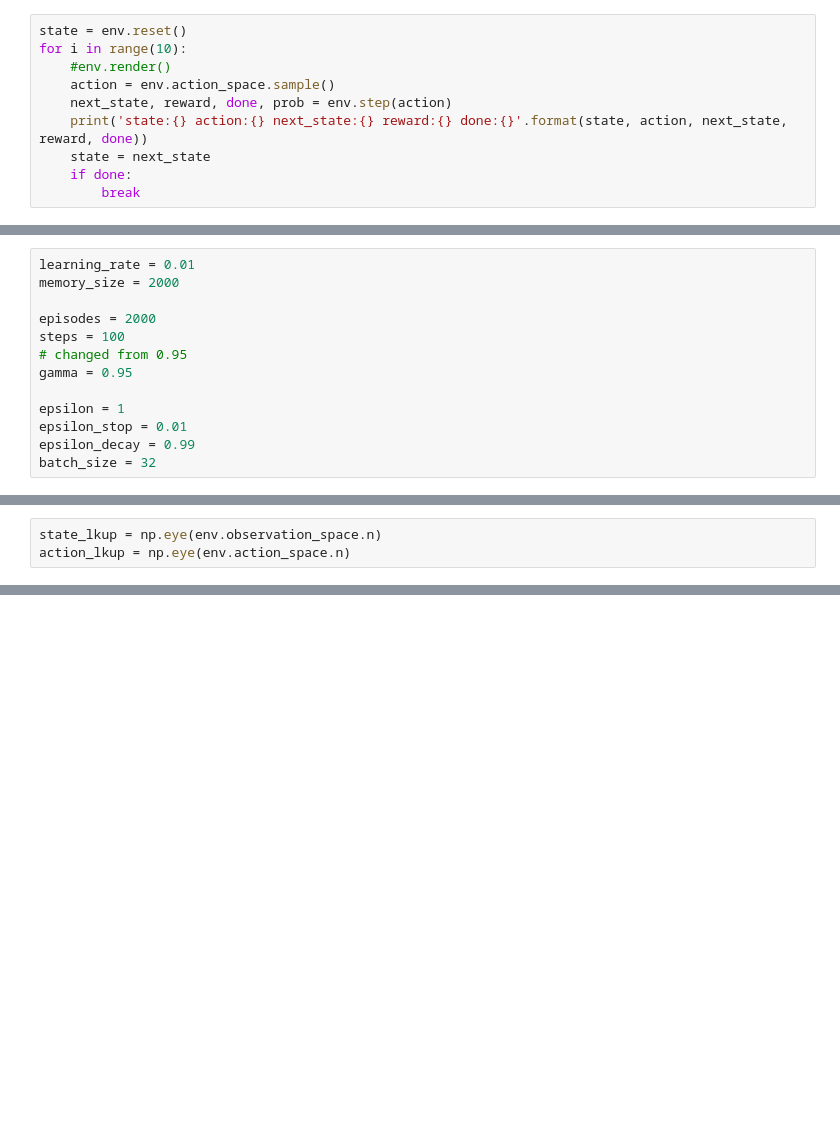
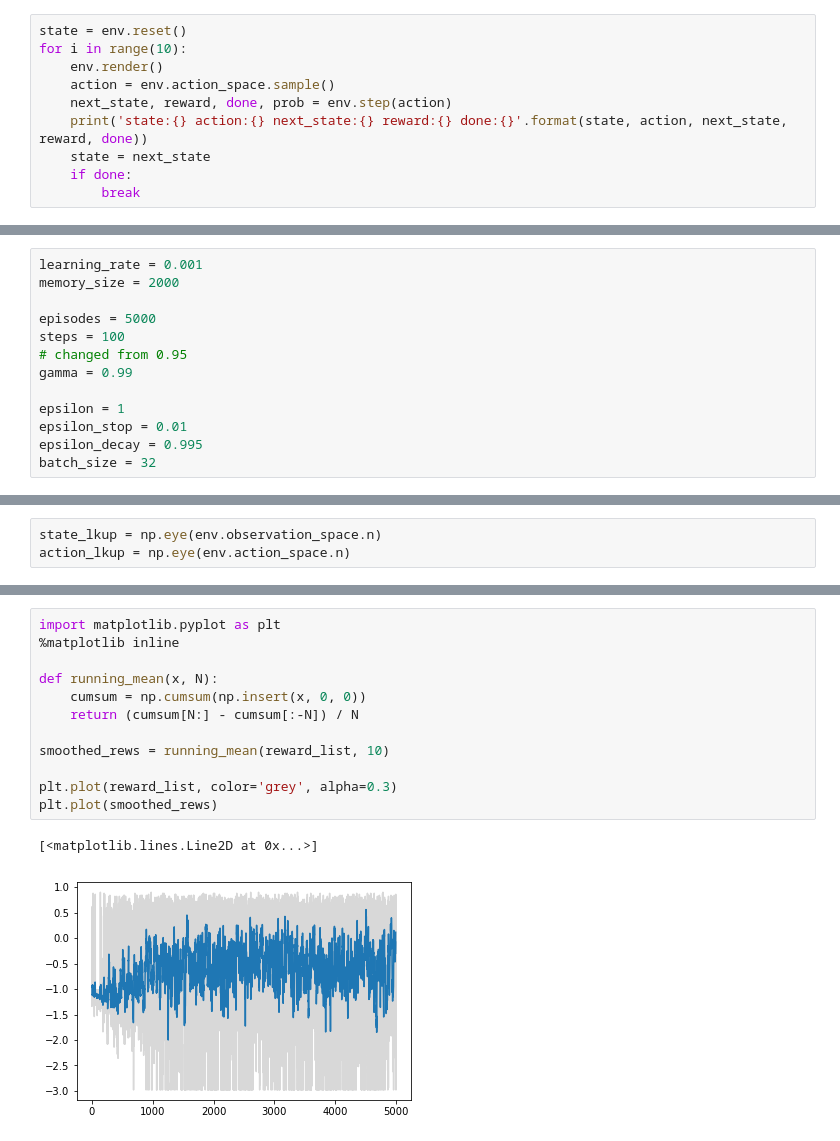
Before and after one commit to y2ee201/Udacity-Deep-Learning-Nanodegree, a Jupyter notebook: my-experiments/reinforcement learning/Frozen Lake.ipynb, the cells around one changed output, grey strips where cells are left out. Cells and saved outputs as stored; diff of their text form; blank space fills up the shorter version.

```diff
--- a/my-experiments/reinforcement learning/Frozen Lake.ipynb
+++ b/my-experiments/reinforcement learning/Frozen Lake.ipynb
@@ -21,7 +49,7 @@ print(env.action_space.n)
 # %%
 state = env.reset()
 for i in range(10):
-    #env.render()
+    env.render()
     action = env.action_space.sample()
     next_state, reward, done, prob = env.step(action)
     print('state:{} action:{} next_state:{} reward:{} done:{}'.format(state, action, next_state, reward, done))
@@ -38,13 +101,13 @@ state:4 action:3 next_state:5 reward:0.0 done:True
 # %%
-learning_rate = 0.01
+learning_rate = 0.001
 memory_size = 2000
 
-episodes = 2000
+episodes = 5000
 steps = 100
 # changed from 0.95
-gamma = 0.95
+gamma = 0.99
 
 epsilon = 1
 epsilon_stop = 0.01
-epsilon_decay = 0.99
+epsilon_decay = 0.995
 batch_size = 32
@@ -212,0 +278,15 @@ plt.plot(reward_list)
+# %%
+import matplotlib.pyplot as plt
+%matplotlib inline
+
+def running_mean(x, N):
+    cumsum = np.cumsum(np.insert(x, 0, 0))
+    return (cumsum[N:] - cumsum[:-N]) / N
+
+smoothed_rews = running_mean(reward_list, 10)
+
+plt.plot(reward_list, color='grey', alpha=0.3)
+plt.plot(smoothed_rews)
+# %% [output]
+[<matplotlib.lines.Line2D at 0x...>]
+[figure, added]
```
Also changed, not shown: parts of 13 cells of this notebook.
